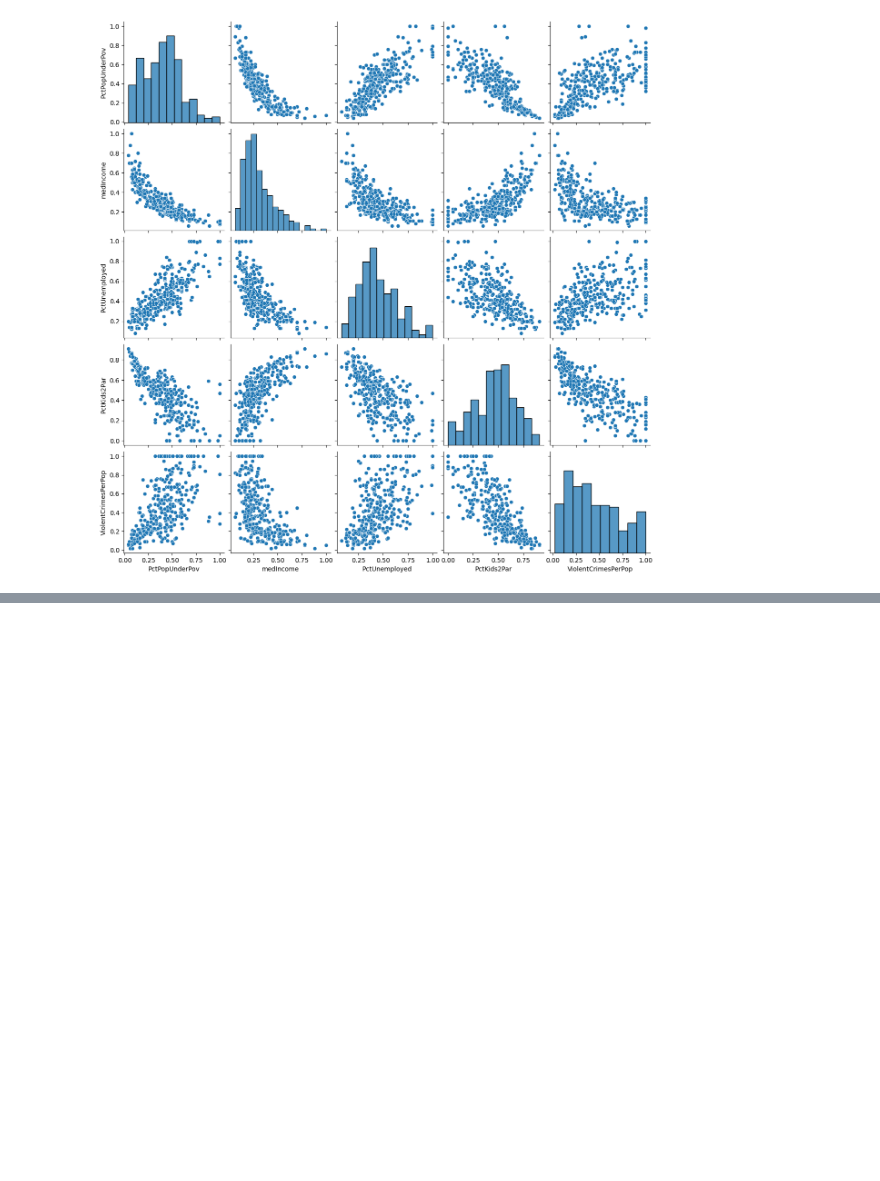
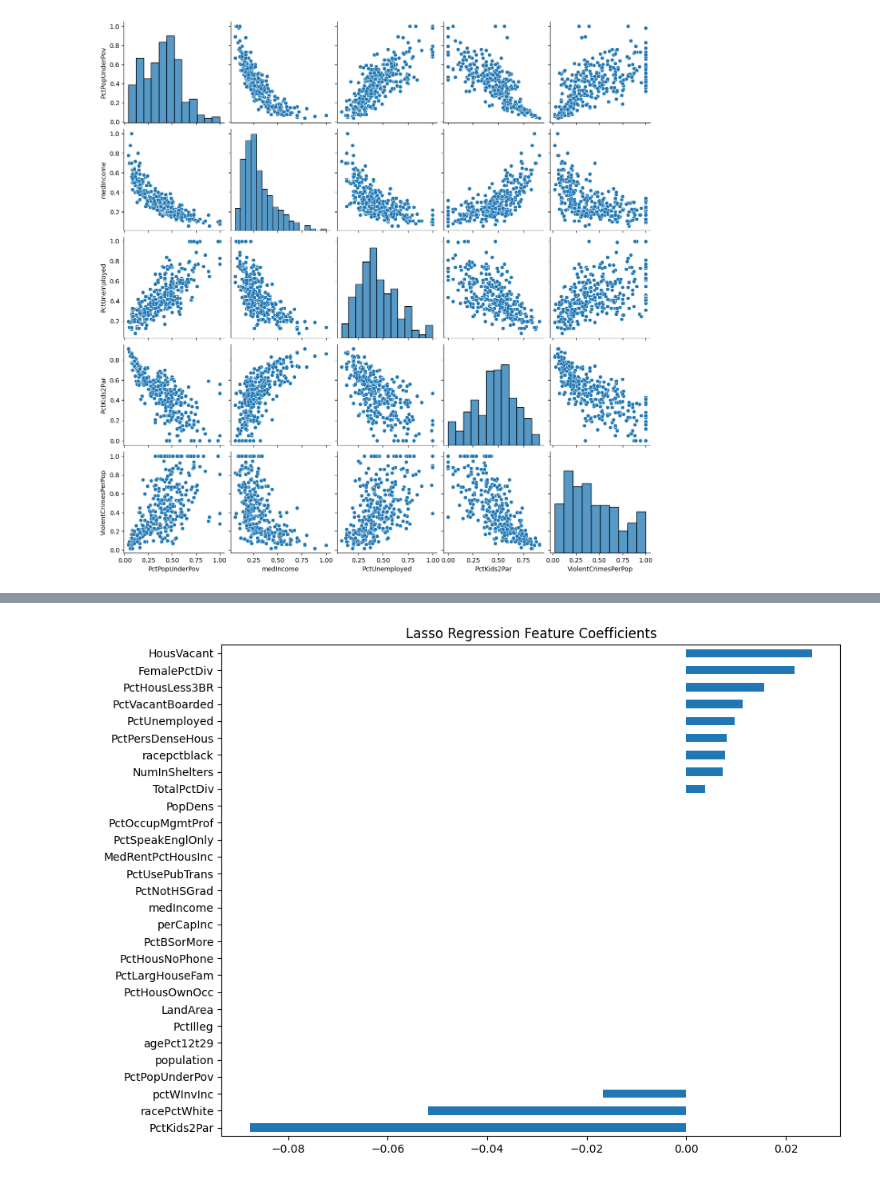
Before and after one commit to nlTyler/urban-crime-statistical-analysis, a Jupyter notebook: 210_Final_1.ipynb, the cells around one changed output, grey strips where cells are left out. Drawn from its saved outputs; the diff is of its cells as text; code cells hidden in the pictures; blank space fills up the shorter version.

Commit message:
added beta and lasso

```diff
--- a/210_Final_1.ipynb
+++ b/210_Final_1.ipynb
@@ -620,0 +621,19 @@ plt.show()
+# %%
+lasso_model = lasso_pipeline.named_steps['lasso']
+
+coefficients = pd.Series(
+    lasso_model.coef_,
+    index=features
+)
+
+coefficients = coefficients.sort_values()
+
+plt.figure(figsize=(10,8))
+
+coefficients.plot(kind='barh')
+
+plt.title("Lasso Regression Feature Coefficients")
+
+plt.show()
+# %% [output]
+[figure, added]
```
Also changed, not shown: parts of 11 cells of this notebook.
